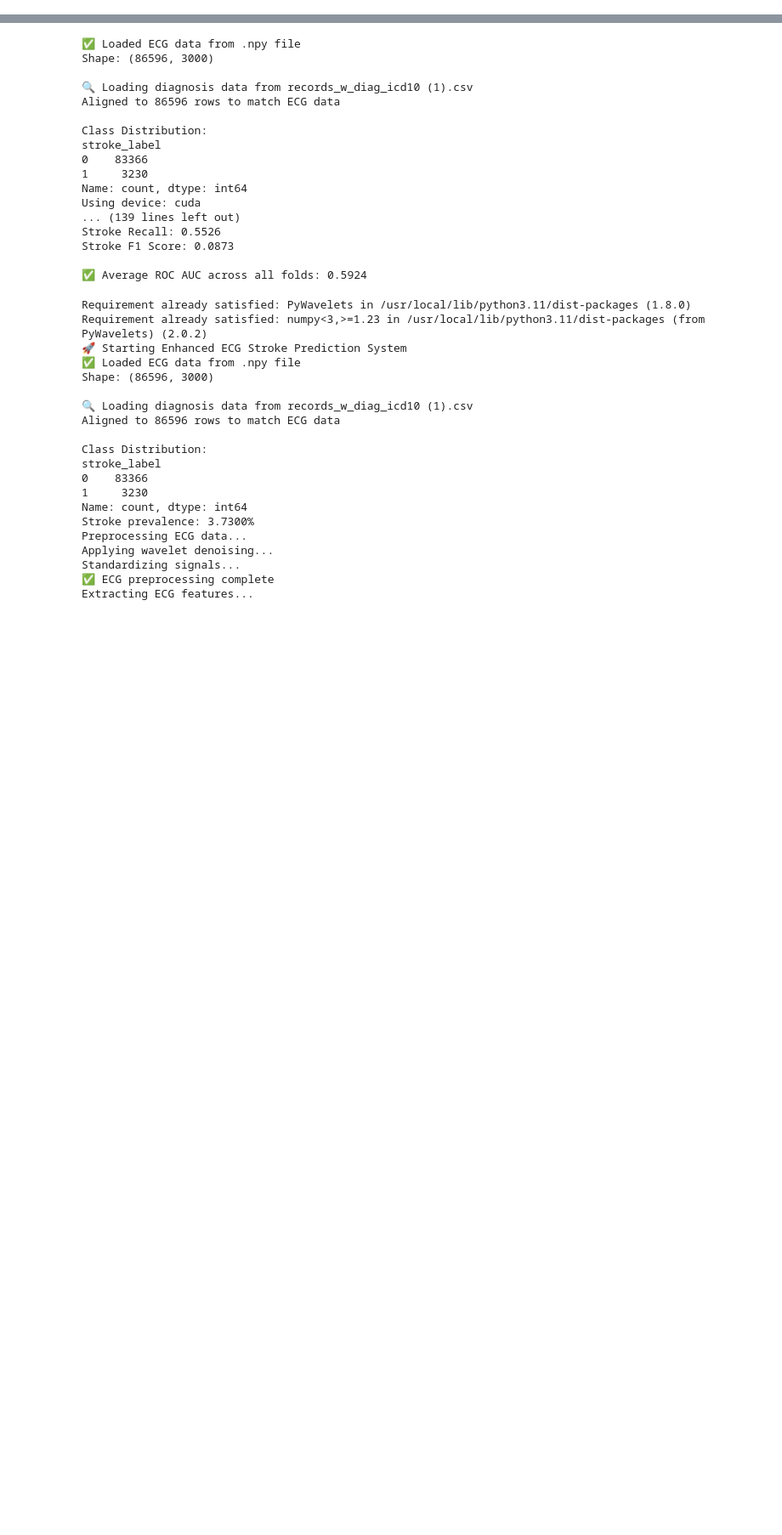
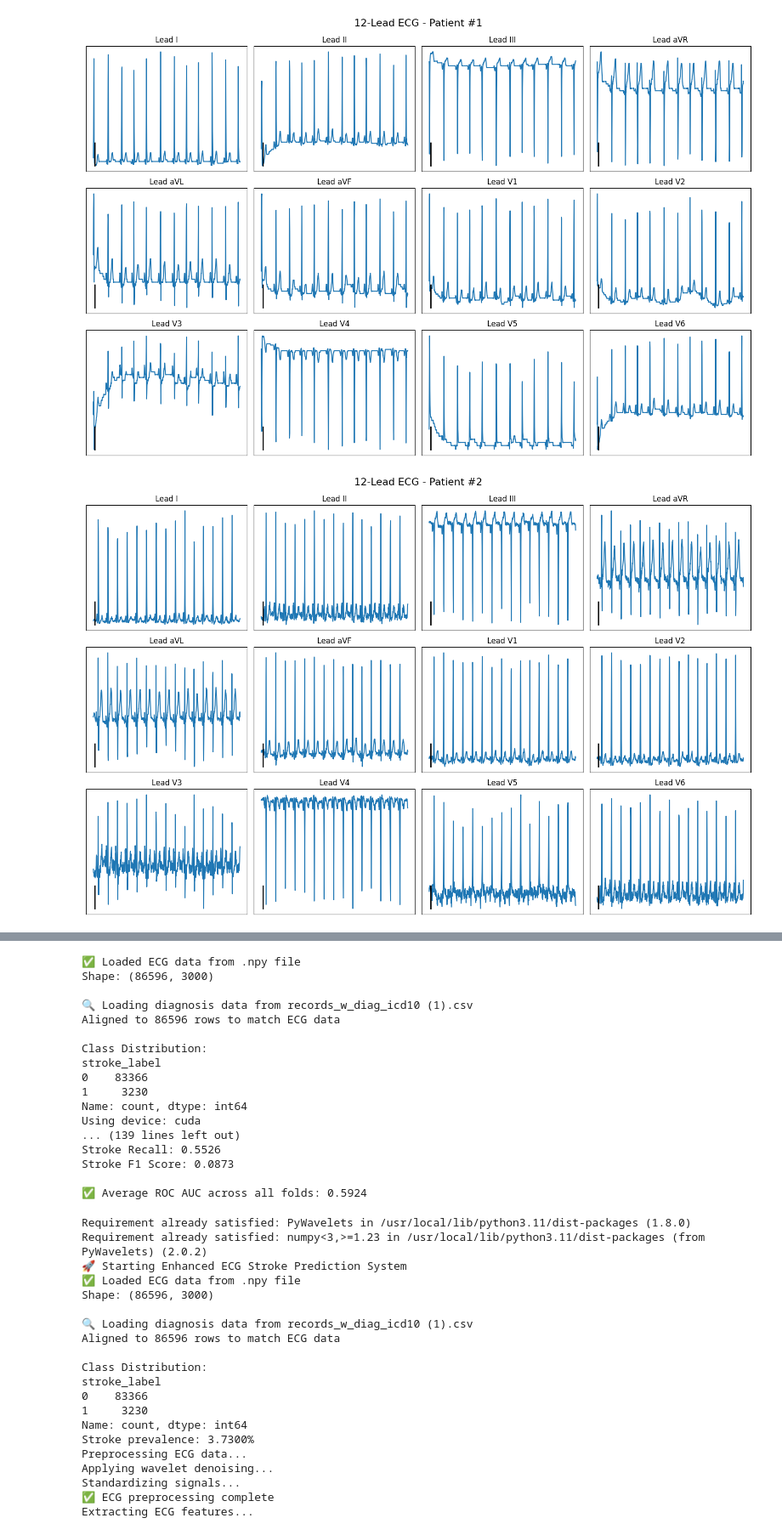
Before and after one commit to Zfeng0207/FIT3199-FYP, a Jupyter notebook: FYP2.ipynb, the cells around one changed output, grey strips where cells are left out. Shown at 85% size. Cells and saved outputs as stored; diff of their text form; code cells hidden in the pictures; blank space fills up the shorter version.

```diff
--- a/FYP2.ipynb
+++ b/FYP2.ipynb
@@ -646,0 +18,77 @@ Using largest array found: (100, 100)
+# %%
+import numpy as np
+import matplotlib.pyplot as plt
+
+# Load the raw data
+data = np.fromfile("memmap (1).npy", dtype=np.float32)
+print("Raw data size:", data.size)
+
+# Load the metadata
+meta = np.load("memmap_meta.npz", allow_pickle=True)
+starts = meta["start"]
+lengths = meta["length"]
+original_shape = tuple(meta["shape"])
+print(f"Original shape from metadata: {original_shape}")
+print(f"Number of individual recordings: {len(starts)}")
+
+# Reshape data according to metadata
+ecg_data = data.reshape(original_shape)
+print(f"Reshaped ECG data: {ecg_data.shape}")
+
+# Function to visualize a 12-lead ECG
+def visualize_12lead_ecg(ecg_data, patient_index=0):
+    # Get the start and length for this patient
+    start_idx = starts[patient_index]
+    length = lengths[patient_index]
+
+    # Extract the data for this patient - all 12 leads
+    patient_data = ecg_data[start_idx:start_idx+length, :]
+
+    # Standard 12-lead ECG lead names
+    lead_names = ['I', 'II', 'III', 'aVR', 'aVL', 'aVF', 'V1', 'V2', 'V3', 'V4', 'V5', 'V6']
+
+    # Create a figure with 12 subplots (3x4 grid)
+    fig, axes = plt.subplots(3, 4, figsize=(15, 10))
+    axes = axes.flatten()
+
+    # Plot each lead
+    for i, ax in enumerate(axes):
+        if i < 12:  # We have 12 leads
+            ax.plot(patient_data[:, i])
+            ax.set_title(f'Lead {lead_names[i]}')
+            ax.grid(True, alpha=0.3)
+
+            # Add a small vertical scale bar (1 mV)
+            # This is an approximation - normally would need calibration
+            y_range = np.max(patient_data[:, i]) - np.min(patient_data[:, i])
+            scale_bar = y_range * 0.2  # 20% of the range as a scale reference
+            ax.plot([10, 10], [np.min(patient_data[:, i]), np.min(patient_data[:, i]) + scale_bar],
+                   'k-', linewidth=2)
+
+            # Remove tick labels to mimic clinical ECG appearance
+            ax.set_xticks([])
+            ax.set_yticks([])
+        else:
+            ax.axis('off')  # Hide unused subplot
+
+    # Add a title for the entire plot
+    plt.suptitle(f'12-Lead ECG - Patient #{patient_index+1}', fontsize=16)
+    plt.tight_layout()
+    plt.subplots_adjust(top=0.92)  # Adjust to make room for suptitle
+
+    return fig
+
+# Visualize ECGs for first 3 patients
+for i in range(3):
+    fig = visualize_12lead_ecg(ecg_data, i)
+    plt.figure(fig.number)
+    plt.savefig(f'patient_{i+1}_12lead_ecg.png', dpi=300, bbox_inches='tight')
+    plt.show()
+
+# Basic statistics
+print("\nStatistics for all ECG data:")
+print("Min value:", ecg_data.min())
+print("Max value:", ecg_data.max())
+print("Mean:", ecg_data.mean())
+print("Standard deviation:", ecg_data.std())
+# %% [output]
@@ -646,0 +99,2 @@ Using largest array found: (100, 100)
+[figure, added]
+[figure, added]
```
Also changed, not shown: parts of 20 cells of this notebook.
